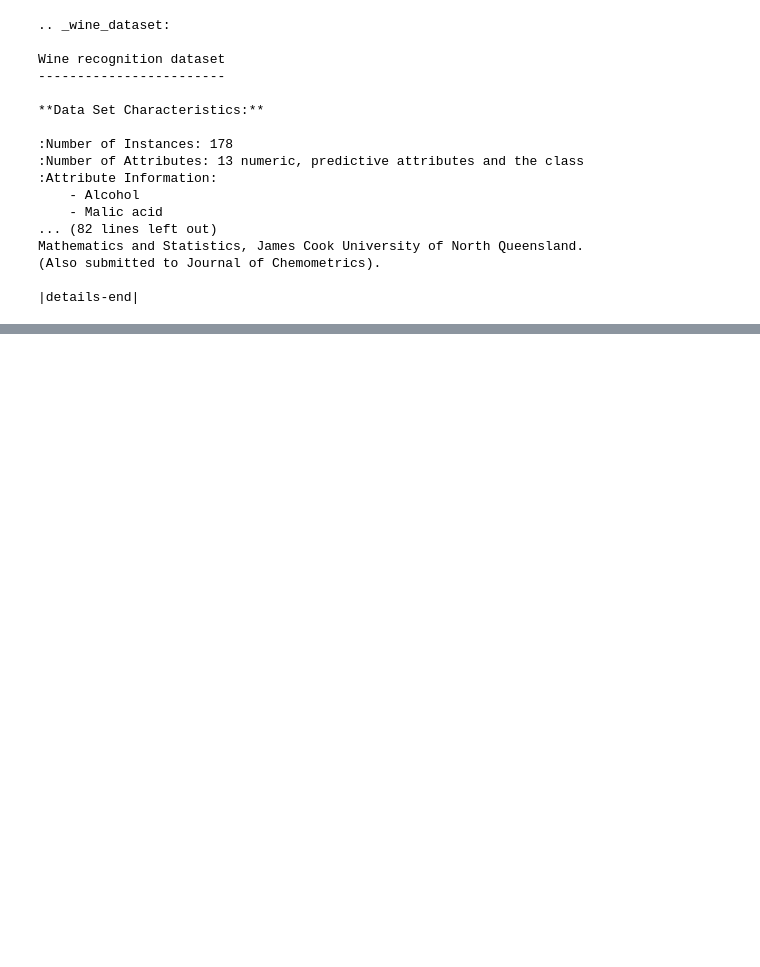
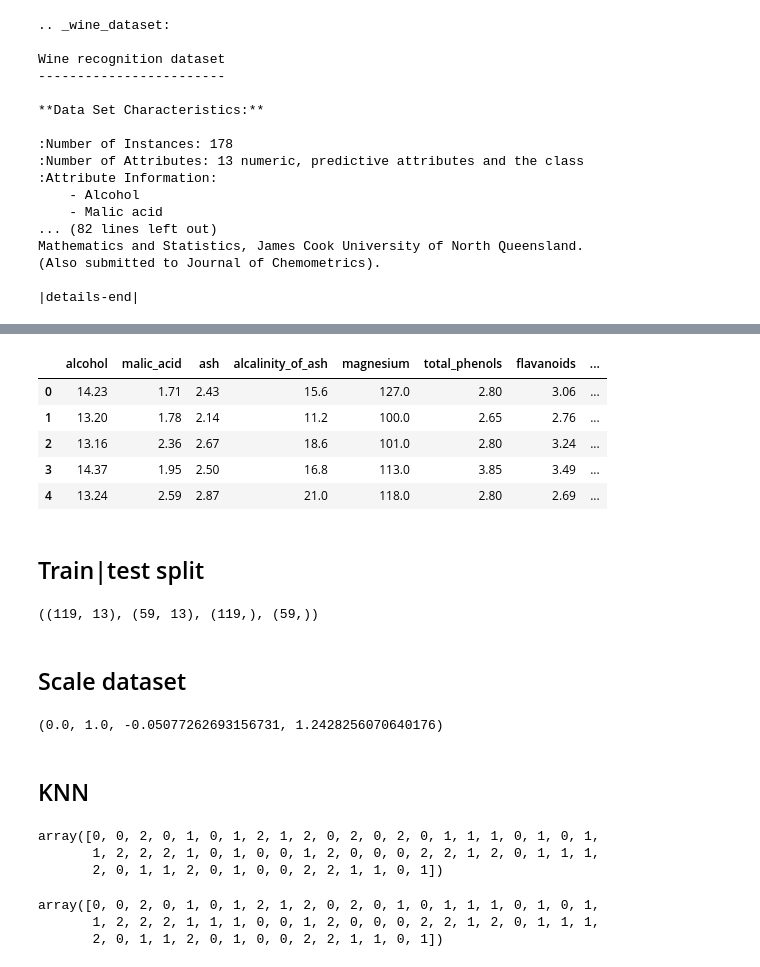
Before and after one commit to LordOfTurtles/AI-Erik-Johansson-OPA23, a Jupyter notebook: code_alongs/Lec05_knn.ipynb, the cells around one changed output, grey strips where cells are left out. Cells and saved outputs as stored; diff of their text form; code cells hidden in the pictures; blank space fills up the shorter version.

```diff
--- a/code_alongs/Lec05_knn.ipynb
+++ b/code_alongs/Lec05_knn.ipynb
@@ -55,0 +101,55 @@ Mathematics and Statistics, James Cook University of North Queensland.
+# %%
+# Usually when there is a label in the dataframe, we drop it to get X
+# label is in data_dict["target"], separate from the df
+X = df
+X.head()
+# %% [output]
+|  | alcohol | malic_acid | ash | alcalinity_of_ash | magnesium | total_phenols | flavanoids | ... |
+| 0 | 14.23 | 1.71 | 2.43 | 15.6 | 127.0 | 2.80 | 3.06 | ... |
+| 1 | 13.20 | 1.78 | 2.14 | 11.2 | 100.0 | 2.65 | 2.76 | ... |
+| 2 | 13.16 | 2.36 | 2.67 | 18.6 | 101.0 | 2.80 | 3.24 | ... |
+| 3 | 14.37 | 1.95 | 2.50 | 16.8 | 113.0 | 3.85 | 3.49 | ... |
+| 4 | 13.24 | 2.59 | 2.87 | 21.0 | 118.0 | 2.80 | 2.69 | ... |
+# %% [markdown]
+## Train|test split
+# %%
+from sklearn.model_selection import train_test_split
+
+X_train, X_test, y_train, y_test = train_test_split(
+    X, y, test_size=0.33, random_state=42
+)
+
+X_train.shape, X_test.shape, y_train.shape, y_test.shape
+# %% [output]
+((119, 13), (59, 13), (119,), (59,))
+# %% [markdown]
+## Scale dataset
+# %%
+from sklearn.preprocessing import MinMaxScaler
+
+scaler = MinMaxScaler()
+scaled_X_train = scaler.fit_transform(X_train)
+scaled_X_test = scaler.transform(X_test)
+
+scaled_X_train.min(), scaled_X_train.max(), scaled_X_test.min(), scaled_X_test.max()
+# %% [output]
+(0.0, 1.0, -0.05077262693156731, 1.2428256070640176)
+# %% [markdown]
+## KNN
+# %%
+from sklearn.neighbors import KNeighborsClassifier
+
+model_KNN = KNeighborsClassifier(n_neighbors=1)
+model_KNN.fit(scaled_X_train, y_train)
+y_pred = model_KNN.predict(scaled_X_test)
+y_pred
+# %% [output]
+array([0, 0, 2, 0, 1, 0, 1, 2, 1, 2, 0, 2, 0, 2, 0, 1, 1, 1, 0, 1, 0, 1,
+       1, 2, 2, 2, 1, 0, 1, 0, 0, 1, 2, 0, 0, 0, 2, 2, 1, 2, 0, 1, 1, 1,
+       2, 0, 1, 1, 2, 0, 1, 0, 0, 2, 2, 1, 1, 0, 1])
+# %%
+y_test
+# %% [output]
+array([0, 0, 2, 0, 1, 0, 1, 2, 1, 2, 0, 2, 0, 1, 0, 1, 1, 1, 0, 1, 0, 1,
+       1, 2, 2, 2, 1, 1, 1, 0, 0, 1, 2, 0, 0, 0, 2, 2, 1, 2, 0, 1, 1, 1,
+       2, 0, 1, 1, 2, 0, 1, 0, 0, 2, 2, 1, 1, 0, 1])
```
Also changed, not shown: parts of 8 cells of this notebook, 1 other file.
